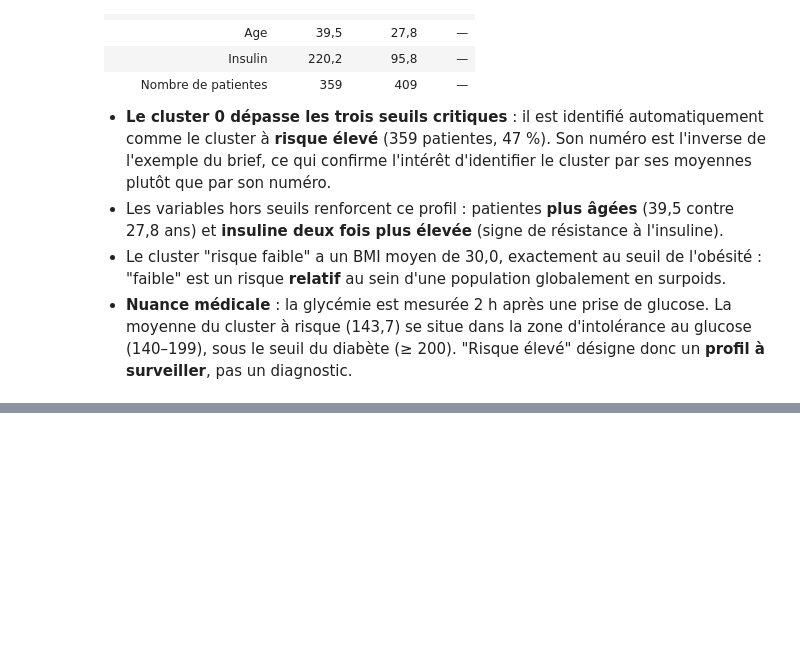
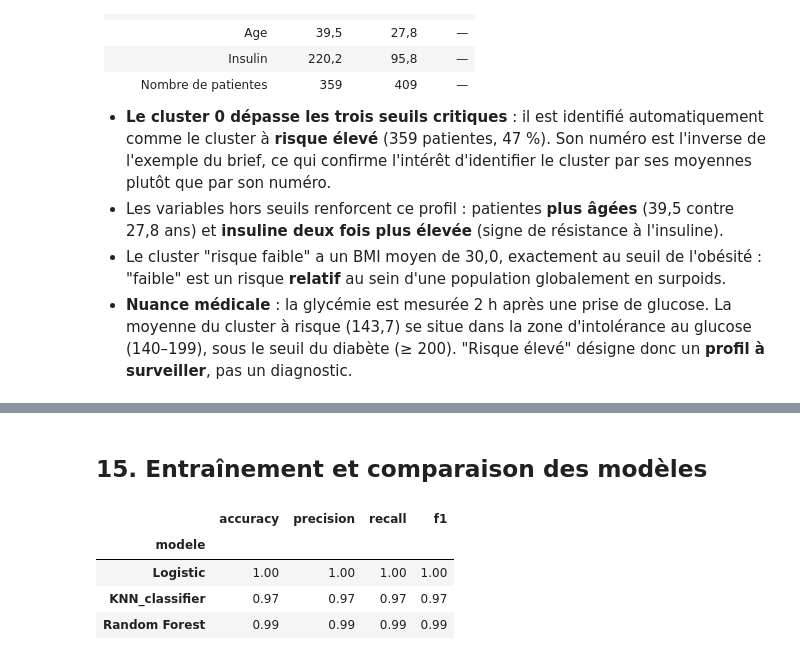
Before and after one commit to abdoelhadere-bit/Intelligent-Diabetes-Risk-Prediction-System, a Jupyter notebook: notebooks/01_eda_modeling.ipynb, the cells around one changed output, grey strips where cells are left out. Cells and saved outputs as stored; diff of their text form; code cells hidden in the pictures; blank space fills up the shorter version.

```diff
--- a/notebooks/01_eda_modeling.ipynb
+++ b/notebooks/01_eda_modeling.ipynb
@@ -844,0 +905,42 @@ Name: count, dtype: int64
+# %%
+def build_pipeline(model)->ImbPipeline:
+    log_step = ColumnTransformer(
+        [('log', FunctionTransformer(np.log), LOG_COLUMNS)],
+        remainder='passthrough'
+    )
+    return ImbPipeline([
+        ('log', log_step),
+        ("scaler", StandardScaler()),
+        ('model', model)
+    ])
+# %% [markdown]
+## 15. Entraînement et comparaison des modèles
+# %%
+models = {
+    'Logistic': LogisticRegression(random_state=RANDOM_STATE),
+    'KNN_classifier':KNeighborsClassifier(),
+    'Random Forest':RandomForestClassifier(random_state=RANDOM_STATE)
+}
+
+results, fitted_pipelines = [], {}
+
+for name, model in models.items():
+    pipeline = build_pipeline(model).fit(X_train, Y_train)
+    y_pred = pipeline.predict(X_test)
+    fitted_pipelines[name] = pipeline
+    results.append({
+        "modele": name,
+        "accuracy": accuracy_score(Y_test, y_pred),
+        "precision": precision_score(Y_test, y_pred),
+        "recall": recall_score(Y_test, y_pred),
+        "f1": f1_score(Y_test, y_pred),
+    })
+
+baseline_scores = pd.DataFrame(results).set_index("modele").round(3)
+baseline_scores
+# %% [output]
+|  | accuracy | precision | recall | f1 |
+| modele |  |  |  |  |
+| Logistic | 1.00 | 1.00 | 1.00 | 1.00 |
+| KNN_classifier | 0.97 | 0.97 | 0.97 | 0.97 |
+| Random Forest | 0.99 | 0.99 | 0.99 | 0.99 |
```
Also changed, not shown: parts of 13 cells of this notebook, 1 other file.
